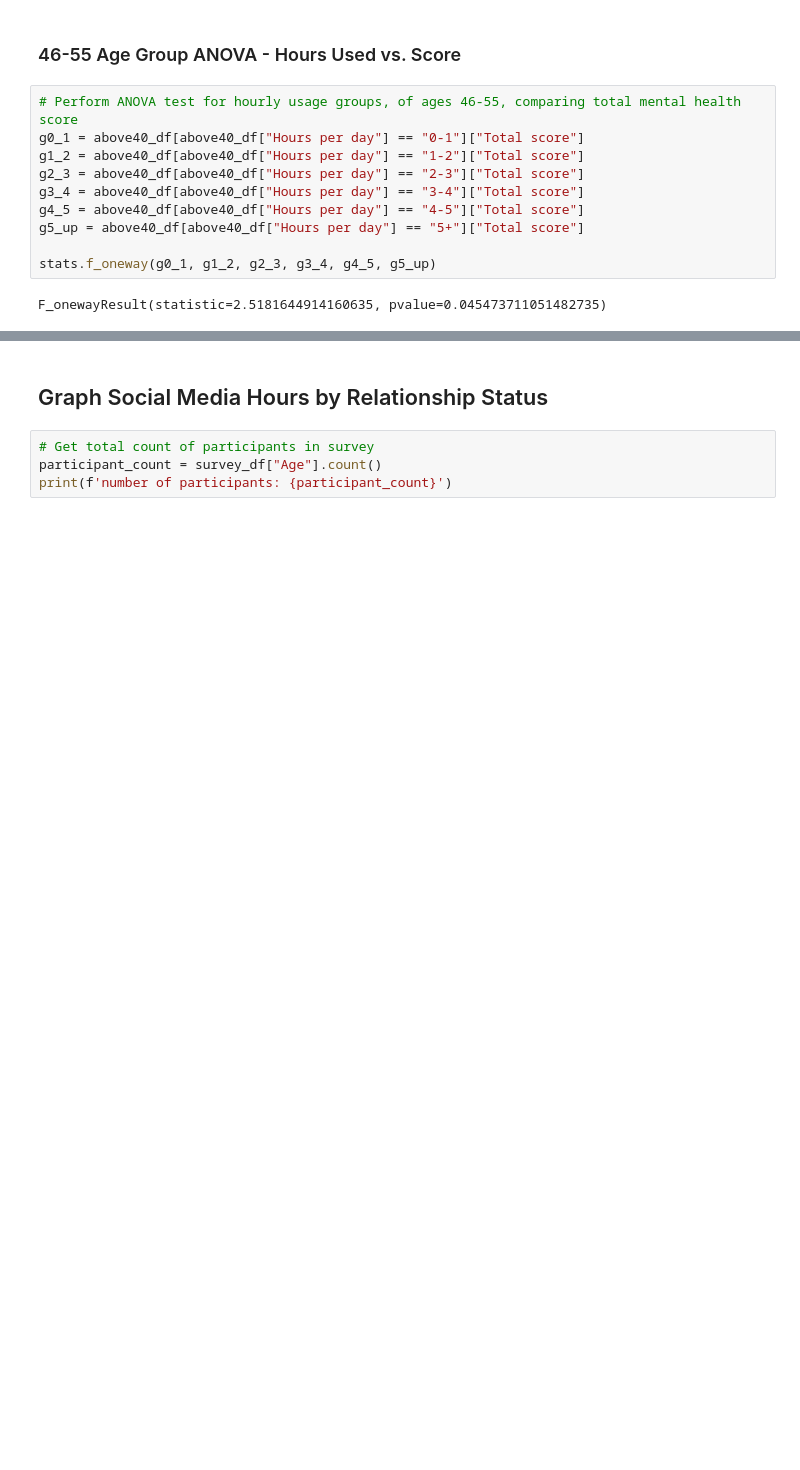
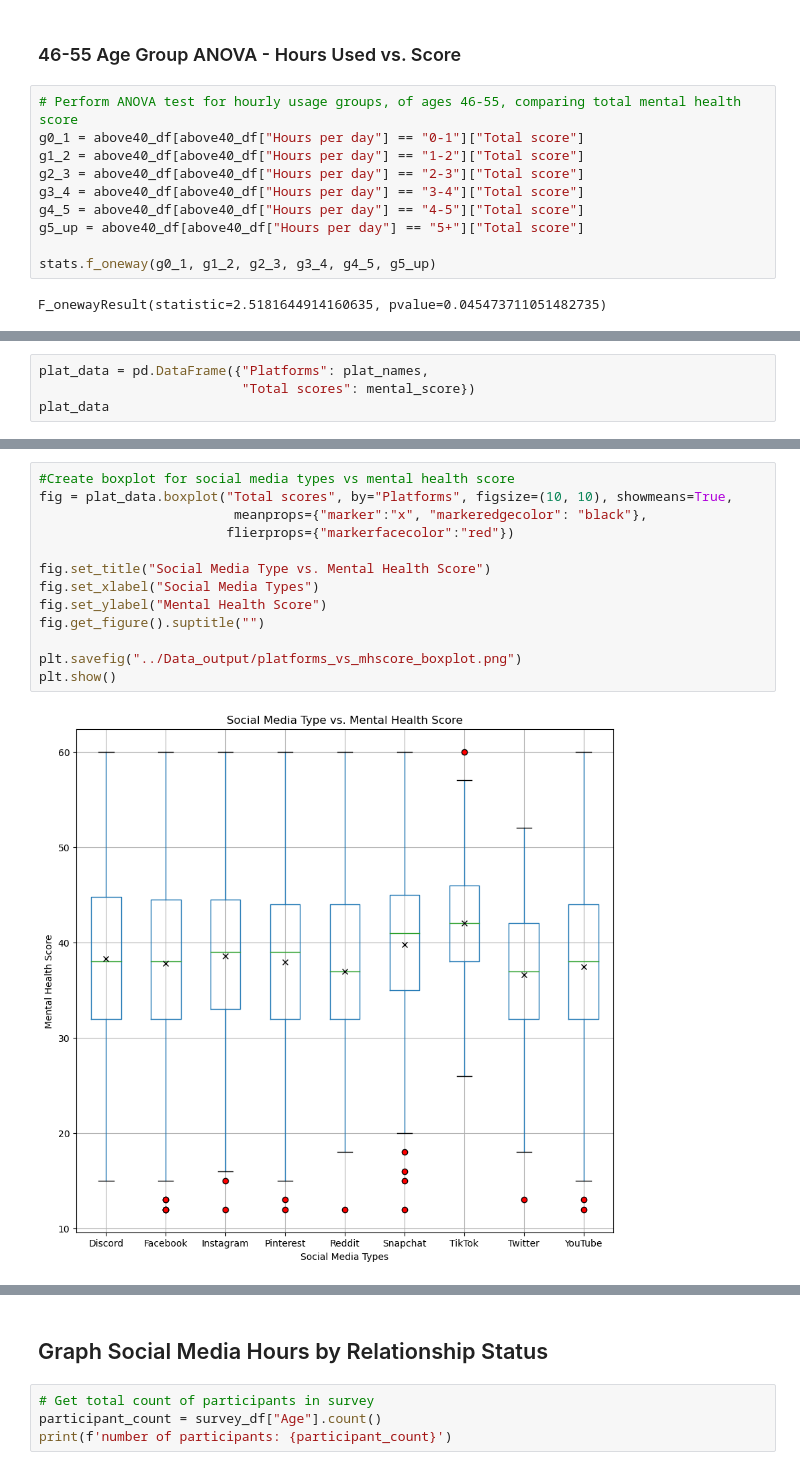
Before and after one commit to DominicT1995/EDA-Social-Media-Mental-Health, a Jupyter notebook: Project_Mental_Health/mental_health_project_final.ipynb, the cells around one changed output, grey strips where cells are left out. Saved outputs shown, nothing was run; the diff lists cells and outputs as text; blank space fills up the shorter version.

```diff
--- a/Project_Mental_Health/mental_health_project_final.ipynb
+++ b/Project_Mental_Health/mental_health_project_final.ipynb
@@ -587,0 +717,4 @@ F_onewayResult(statistic=2.5181644914160635, pvalue=0.045473711051482735)
+# %%
+plat_data = pd.DataFrame({"Platforms": plat_names,
+                          "Total scores": mental_score})
+plat_data
@@ -587,0 +735,15 @@ F_onewayResult(statistic=2.5181644914160635, pvalue=0.045473711051482735)
+# %%
+#Create boxplot for social media types vs mental health score
+fig = plat_data.boxplot("Total scores", by="Platforms", figsize=(10, 10), showmeans=True,
+                         meanprops={"marker":"x", "markeredgecolor": "black"},
+                        flierprops={"markerfacecolor":"red"})
+
+fig.set_title("Social Media Type vs. Mental Health Score")
+fig.set_xlabel("Social Media Types")
+fig.set_ylabel("Mental Health Score")
+fig.get_figure().suptitle("")
+
+plt.savefig("../Data_output/platforms_vs_mhscore_boxplot.png")
+plt.show()
+# %% [output]
+[figure, added]
```
Also changed, not shown: parts of 7 cells of this notebook, 3 other files.
